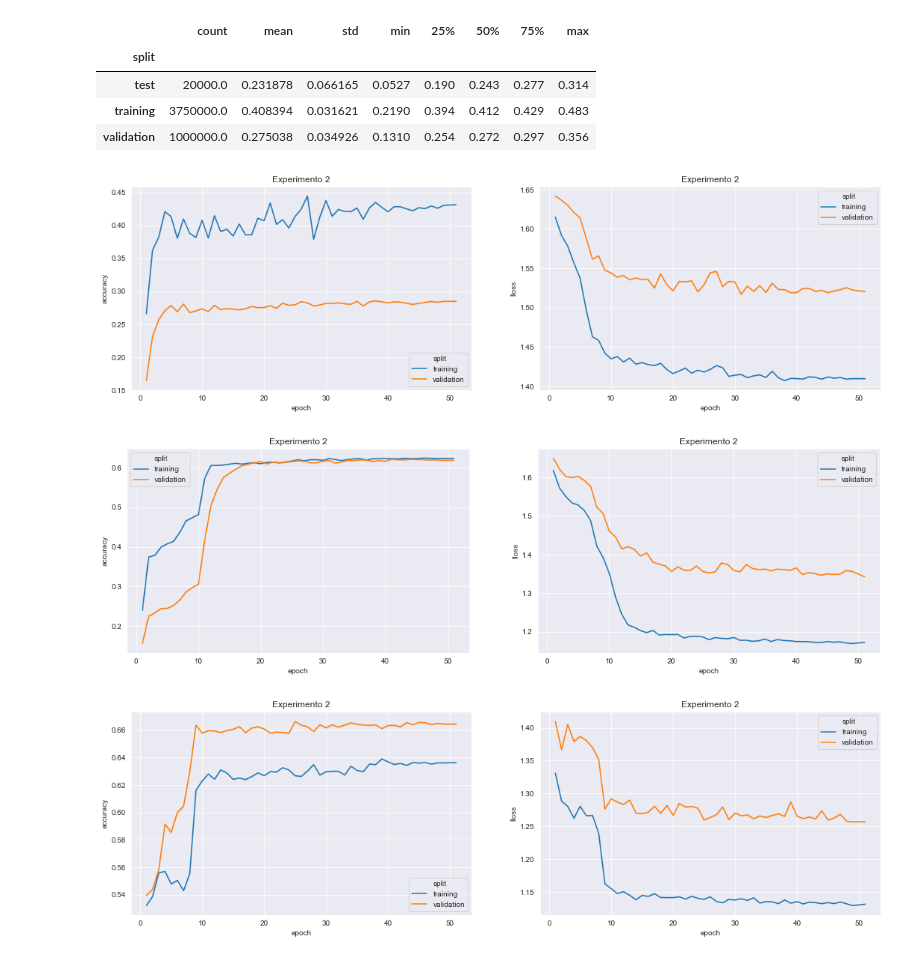
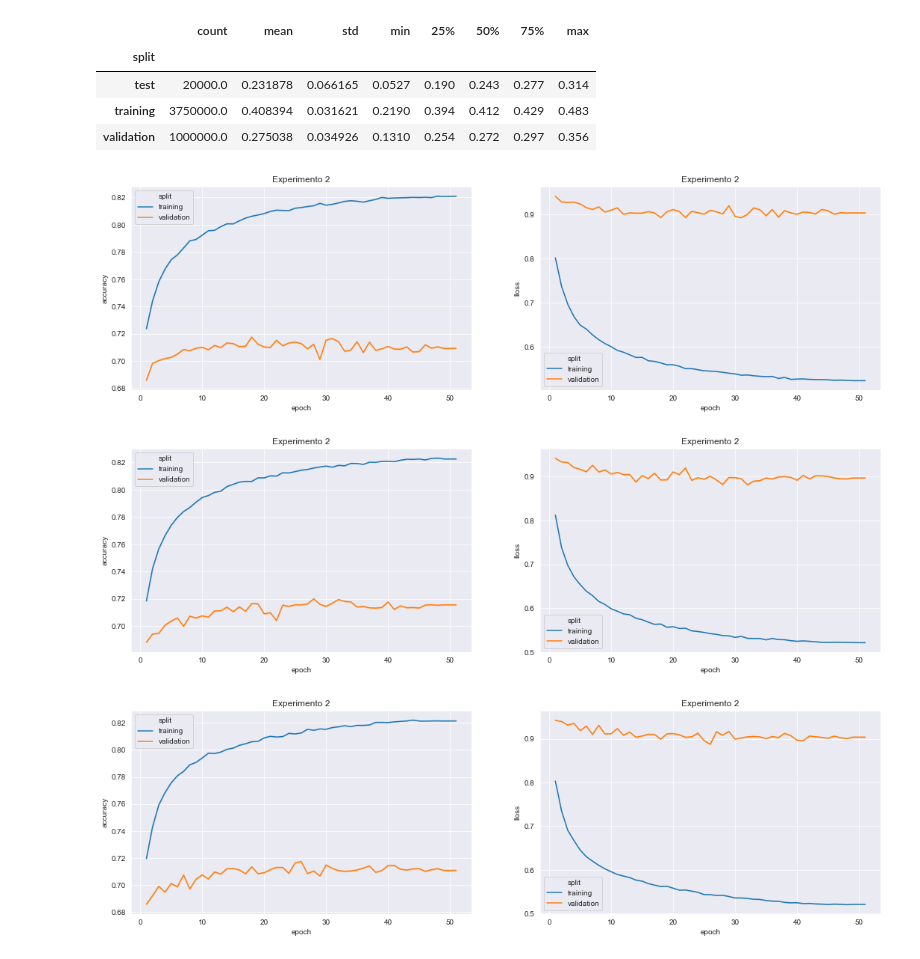
Before and after one commit to emikokic/thesis, a Jupyter notebook: notebooks/cnn_wide_ladder_experiments.ipynb, the cells around one changed output. Drawn from its saved outputs; the diff is of its cells as text; code cells hidden in the pictures.

```diff
--- a/notebooks/cnn_wide_ladder_experiments.ipynb
+++ b/notebooks/cnn_wide_ladder_experiments.ipynb
@@ -103,0 +117,6 @@ def plot_exp_1(results, split): # split: 'train' or 'validation'
+# %%
+sns.set_style('darkgrid')
+train_val_df = exp_1_d_cnn_wide_ladder[exp_1_d_cnn_wide_ladder.split.isin(['training', 'validation'])]
+ax_acc = sns.lineplot(x='epoch', y='accuracy', hue='split', data=train_val_df)
+ax_acc.set_title('Experimento 1')
+ax_acc.plot()
@@ -202,16 +224,16 @@ def plot_exp_2(results_exp_2):
     ax_l.set_title('Experimento 2')
     ax_l.plot()
 # %%
-results_exp_2 = pd.read_csv('../models/experiments/cnn_wide_ladder_exp_2.csv')
+results_exp_2 = pd.read_csv('../models/experiments/cnn_wide_ladder/cnn_wide_ladder_exp_2.csv')
 plot_exp_2(results_exp_2)
-results_exp_2 = pd.read_csv('../models/experiments/cnn_wide_ladder_exp_2_2.csv')
+results_exp_2 = pd.read_csv('../models/experiments/cnn_wide_ladder/cnn_wide_ladder_exp_2_2.csv')
 plot_exp_2(results_exp_2)
-results_exp_2 = pd.read_csv('../models/experiments/cnn_wide_ladder_exp_2_3.csv')
+results_exp_2 = pd.read_csv('../models/experiments/cnn_wide_ladder/cnn_wide_ladder_exp_2_3.csv')
 plot_exp_2(results_exp_2)
 # %% [output]
-[figure, old version]
+[figure, new version]
-[figure, old version]
+[figure, new version]
-[figure, old version]
+[figure, new version]
 # %% [markdown]
 # Experimento 3
 
```
Also changed, not shown: parts of 12 cells of this notebook, 9 other files.
